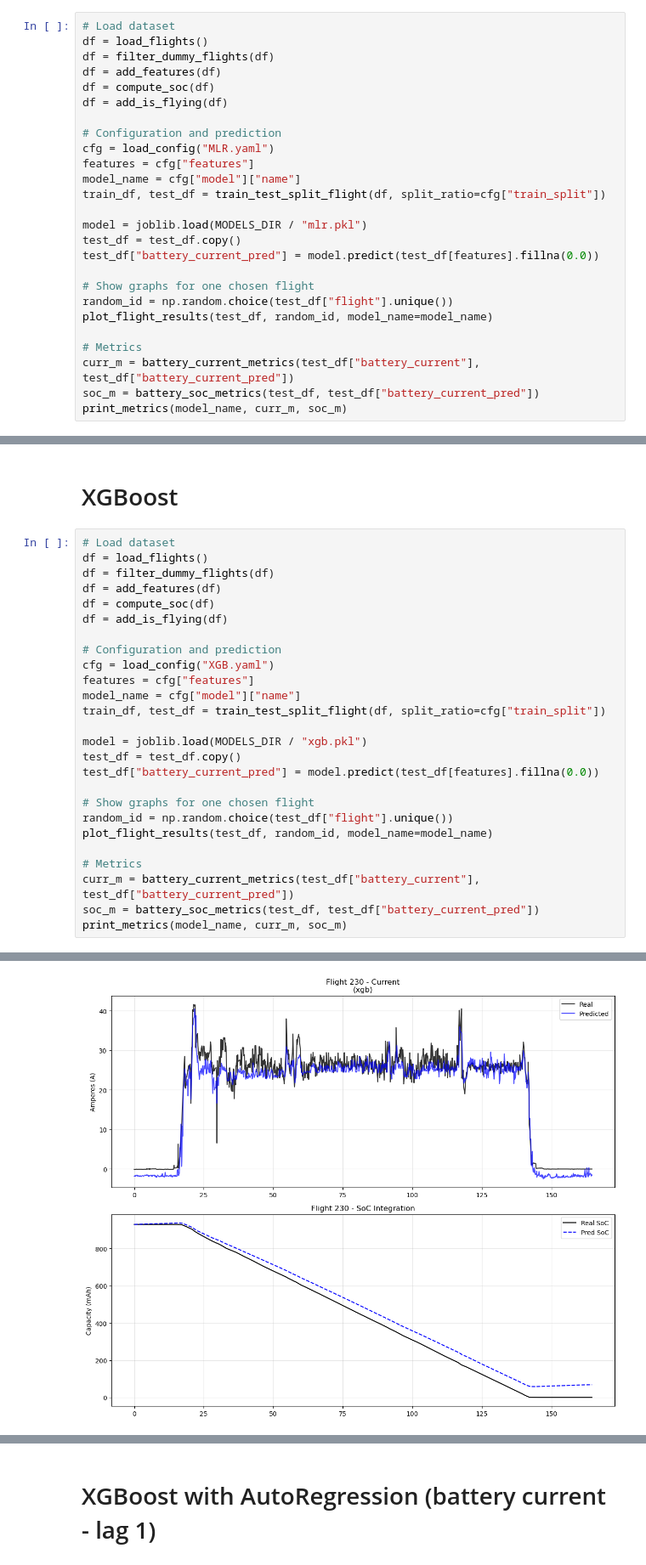
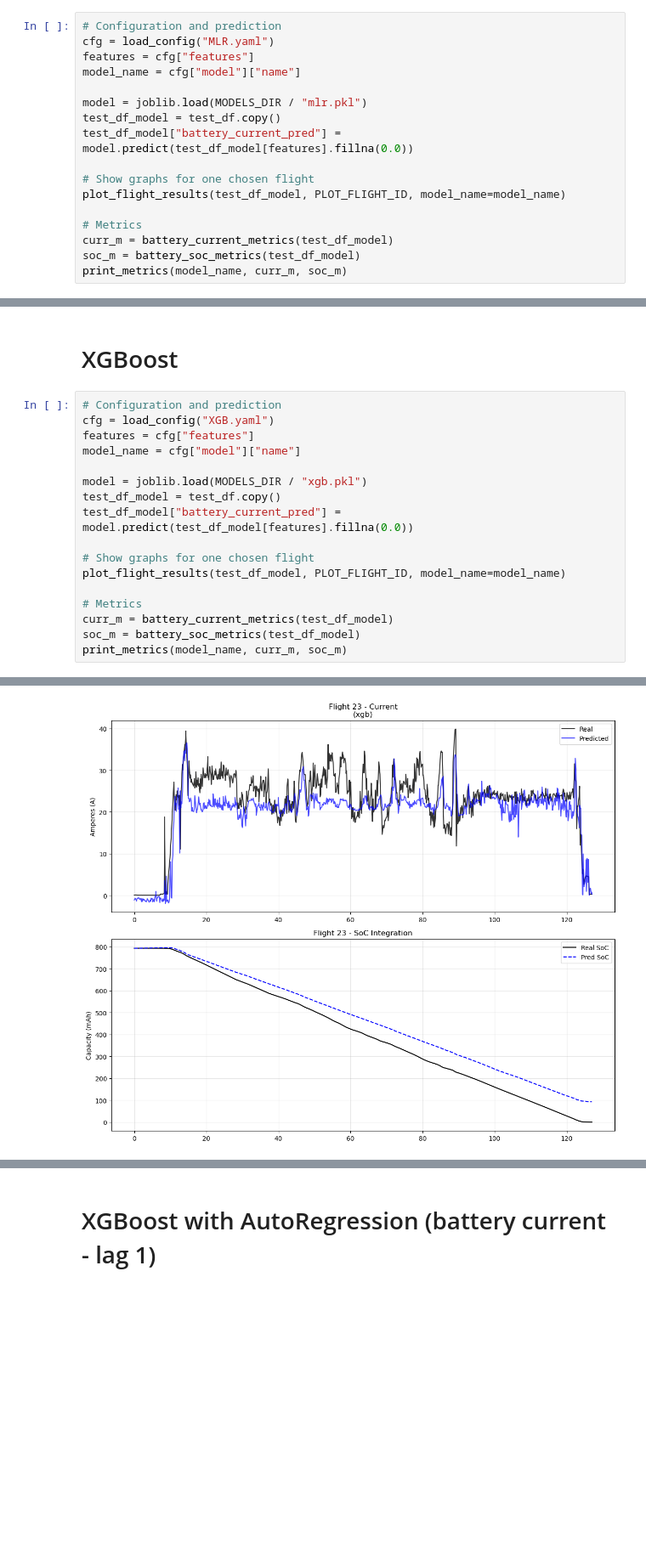
Before and after one commit to Valentine-456/forecasting-ml, a Jupyter notebook: notebooks/Models_comparison.ipynb, the cells around one changed output, grey strips where cells are left out. Shown at 85% size. Drawn from its saved outputs; the diff is of its cells as text; blank space fills up the shorter version.

```diff
--- a/notebooks/Models_comparison.ipynb
+++ b/notebooks/Models_comparison.ipynb
@@ -68,30 +97,21 @@ def plot_flight_results(df, flight_id, model_name="Model"):
 # %% [markdown]
 # MLR
 # %%
-# Load dataset
-df = load_flights()
-df = filter_dummy_flights(df)
-df = add_features(df)
-df = compute_soc(df)
-df = add_is_flying(df)
-
 # Configuration and prediction
 cfg = load_config("MLR.yaml")
 features = cfg["features"]
 model_name = cfg["model"]["name"]
-train_df, test_df = train_test_split_flight(df, split_ratio=cfg["train_split"])
 
 model = joblib.load(MODELS_DIR / "mlr.pkl")
-test_df = test_df.copy()
-test_df["battery_current_pred"] = model.predict(test_df[features].fillna(0.0))
+test_df_model = test_df.copy()
+test_df_model["battery_current_pred"] = model.predict(test_df_model[features].fillna(0.0))
 
 # Show graphs for one chosen flight
-random_id = np.random.choice(test_df["flight"].unique())
-plot_flight_results(test_df, random_id, model_name=model_name)
+plot_flight_results(test_df_model, PLOT_FLIGHT_ID, model_name=model_name)
 
 # Metrics
-curr_m = battery_current_metrics(test_df["battery_current"], test_df["battery_current_pred"])
-soc_m = battery_soc_metrics(test_df, test_df["battery_current_pred"])
+curr_m = battery_current_metrics(test_df_model)
+soc_m = battery_soc_metrics(test_df_model)
 print_metrics(model_name, curr_m, soc_m)
 # %% [output]
 https://scikit-learn.org/stable/model_persistence.html#security-maintainability-limitations
@@ -109,40 +129,31 @@ https://scikit-learn.org/stable/model_persistence.html#security-maintainability-
 # %% [markdown]
 # XGBoost
 # %%
-# Load dataset
-df = load_flights()
-df = filter_dummy_flights(df)
-df = add_features(df)
-df = compute_soc(df)
-df = add_is_flying(df)
-
 # Configuration and prediction
 cfg = load_config("XGB.yaml")
 features = cfg["features"]
 model_name = cfg["model"]["name"]
-train_df, test_df = train_test_split_flight(df, split_ratio=cfg["train_split"])
 
 model = joblib.load(MODELS_DIR / "xgb.pkl")
-test_df = test_df.copy()
-test_df["battery_current_pred"] = model.predict(test_df[features].fillna(0.0))
+test_df_model = test_df.copy()
+test_df_model["battery_current_pred"] = model.predict(test_df_model[features].fillna(0.0))
 
 # Show graphs for one chosen flight
-random_id = np.random.choice(test_df["flight"].unique())
-plot_flight_results(test_df, random_id, model_name=model_name)
+plot_flight_results(test_df_model, PLOT_FLIGHT_ID, model_name=model_name)
 
 # Metrics
-curr_m = battery_current_metrics(test_df["battery_current"], test_df["battery_current_pred"])
-soc_m = battery_soc_metrics(test_df, test_df["battery_current_pred"])
+curr_m = battery_current_metrics(test_df_model)
+soc_m = battery_soc_metrics(test_df_model)
 print_metrics(model_name, curr_m, soc_m)
 # %% [output]
 configuration generated by an older version of XGBoost, please export the model by calling
 `Booster.save_model` from that version first, then load it back in current version. See:
 
     https://xgboost.readthedocs.io/en/stable/tutorials/saving_model.html
 
 for more details about differences between saving model and serializing.
 
   warnings.warn(smsg, UserWarning)
-[figure, old version]
+[figure, new version]
  XGB metrics:
  CURRENT (Instantaneous Accuracy)
```
Also changed, not shown: parts of 11 cells of this notebook, 19 other files.
